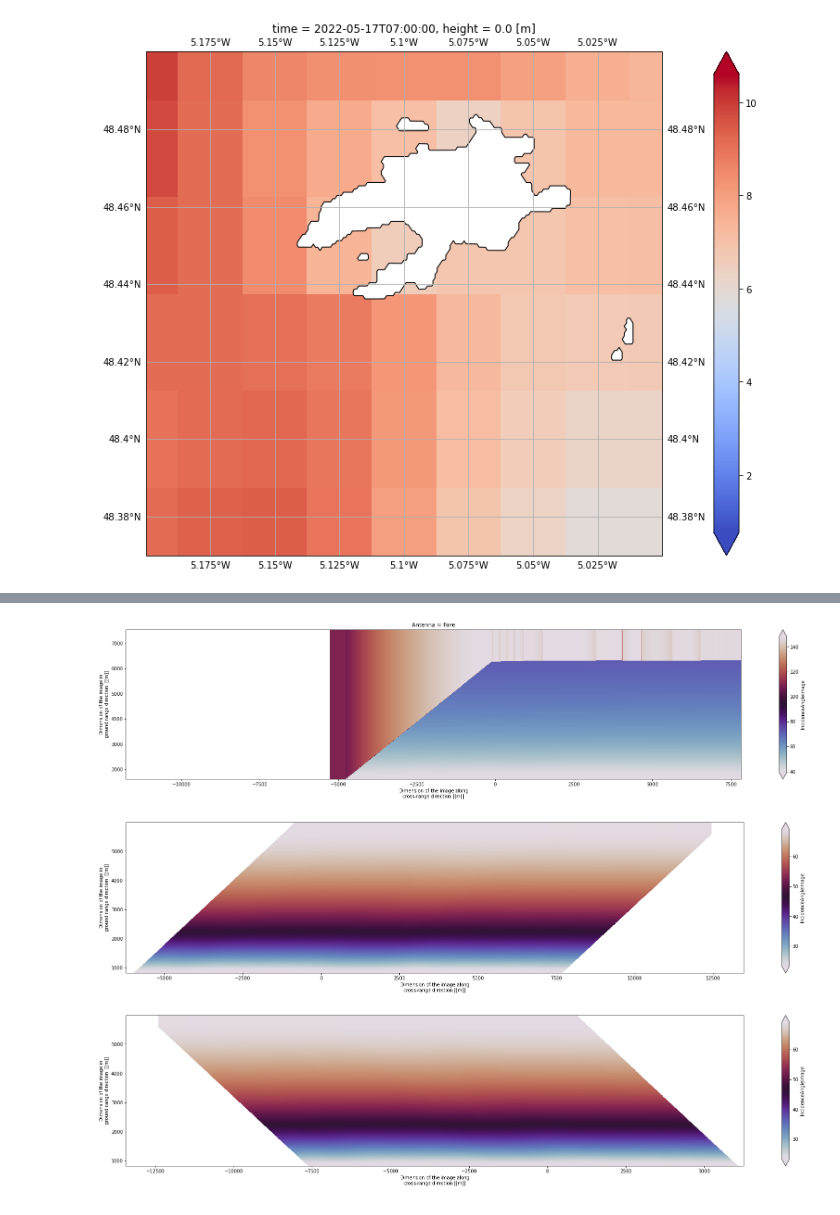
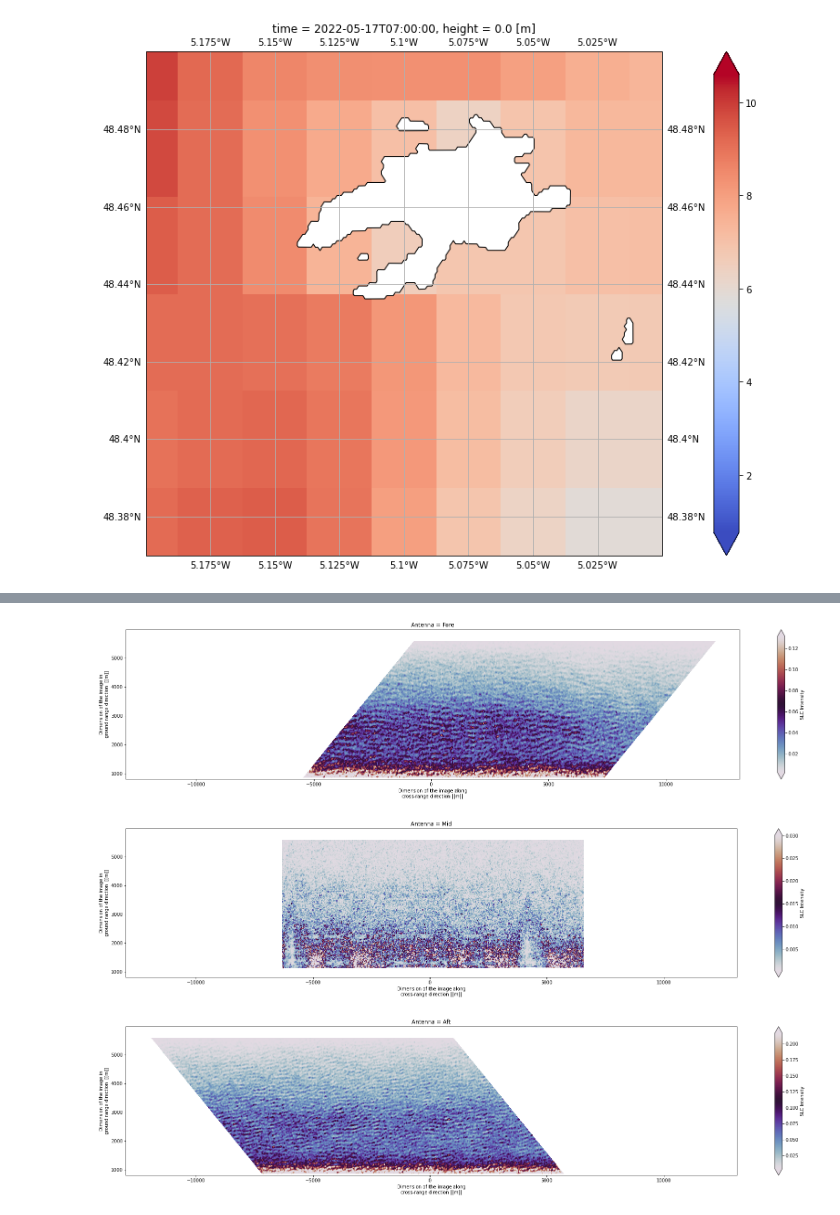
Before and after one commit to ACHMartin/seastar_project, a Jupyter notebook: OSCAR_star_pattern_L1b.ipynb, the cells around one changed output, grey strips where cells are left out. Saved outputs shown, nothing was run; the diff lists cells and outputs as text; code cells hidden in the pictures.

```diff
--- a/OSCAR_star_pattern_L1b.ipynb
+++ b/OSCAR_star_pattern_L1b.ipynb
@@ -174,25 +196,12 @@ ax.add_feature(cfeature.GSHHSFeature(scale='full',facecolor='white'))
 # %%
-ax1 = ds_L1b[track].IncidenceAngleImage.sel(Antenna='Fore').plot(figsize=(30, 6),
+for beam in ['Fore', 'Mid', 'Aft']:
+    ax1 = ds_L1b[track].Intensity.sel(Antenna=beam).plot(figsize=(30, 6),
                         y='GroundRange', x='CrossRange',
                         robust=True,
                         cmap='twilight',
 
                       )
 # %% [output]
-[figure, old version]
+[figure, new version]
+[figure, added]
+[figure, added]
-# %%
-ax1 = ds_ml[19].IncidenceAngleImage.plot(figsize=(30, 6),
-                        y='GroundRange', x='CrossRange',
-                        robust=True,
-                        cmap='twilight',
-
-                      )
-ax1 = ds_ml[20].IncidenceAngleImage.plot(figsize=(30, 6),
-                        y='GroundRange', x='CrossRange',
-                        robust=True,
-                        cmap='twilight',
-
-                      )
-# %% [output]
-[figure, removed]
-[figure, removed]
```
Also changed, not shown: parts of 9 cells of this notebook, 1 other file.
